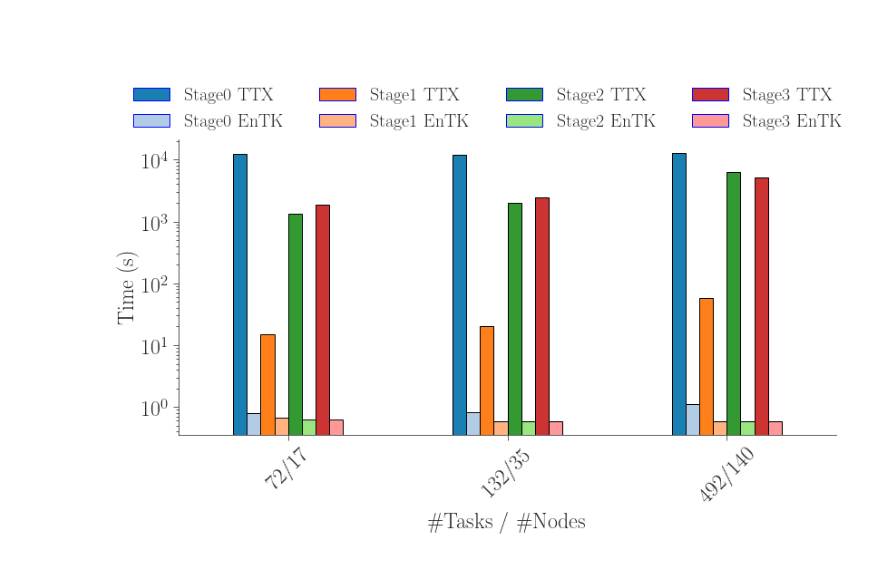
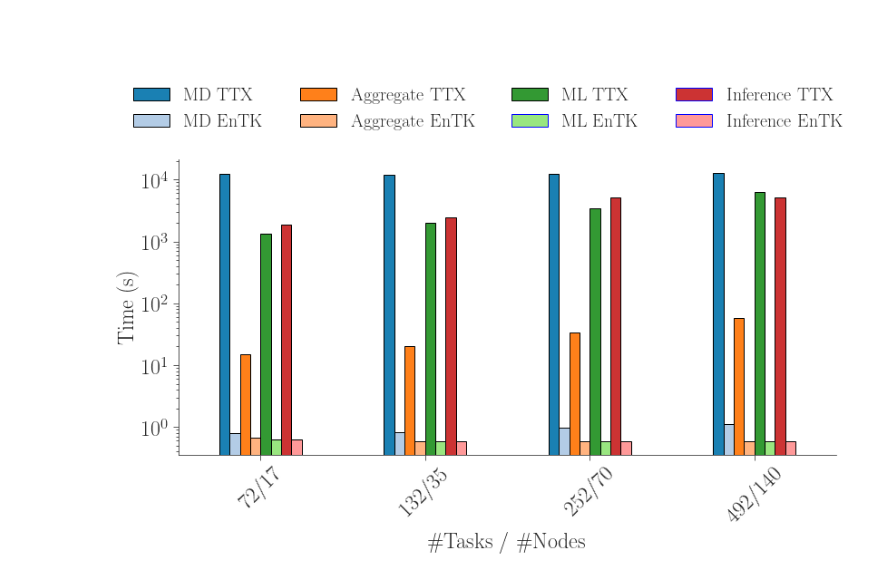
Before and after one commit to radical-experiments/deepdriveMD, a Jupyter notebook: analysis/overheads.ipynb, the cells around one changed output. Saved outputs shown, nothing was run; the diff lists cells and outputs as text; code cells hidden in the pictures.

Commit message:
Plots cleanup

```diff
--- a/analysis/overheads.ipynb
+++ b/analysis/overheads.ipynb
@@ -444,13 +60,15 @@ columns = sorted(list(set(columns)))
 
 data = {}
 for s in exp5_sobjs:
-    data[s._sid] = []
-    for stage in columns:
-        data[s._sid].append(s.filter(etype='stage', uid=stage,inplace=False).duration(event=[{ru.EVENT: 'state', ru.STATE: re.states.SCHEDULED},
-                                                                                             {ru.EVENT: 'state', ru.STATE: re.states.DONE}]))
-        data[s._sid].append(s.filter(etype='stage', uid=stage, inplace=False).duration(event=[{ru.EVENT: 'state', ru.STATE: re.states.SCHEDULING},
-                                                                                              {ru.EVENT: 'state', ru.STATE: re.states.SCHEDULED}]))
+    if s._sid != 're.session.login2.hrlee.018149.0000':
+        data[s._sid] = []
+        for stage in columns:
+            data[s._sid].append(s.filter(etype='stage', uid=stage, inplace=False).duration(event=[{ru.EVENT: 'state', ru.STATE: re.states.SCHEDULED},
+                                                                                                  {ru.EVENT: 'state', ru.STATE: re.states.DONE}]))
+            data[s._sid].append(s.filter(etype='stage', uid=stage, inplace=False).duration(event=[{ru.EVENT: 'state', ru.STATE: re.states.SCHEDULING},
+                                                                                                  {ru.EVENT: 'state', ru.STATE: re.states.SCHEDULED}]))
 
 columns = pd.MultiIndex.from_product([columns, ['TTX', 'EnTK Overhead']])
 exp5_stages = pd.DataFrame(data.values(), index=data.keys(), columns=columns)
 exp5_stages['nunitnode'] = exp5_sessions.nunitnode
+exp5_stages
@@ -457,38 +141,36 @@ exp5_stages['nunitnode'] = exp5_sessions.nunitnode
 # %%
 from matplotlib.patches import Patch
 fig, ax = fig_setup(figsize=(13,6))
 
 exp5_stages.plot.bar(
-# pd.DataFrame(list(exp5_stage_durations.items()), columns=['stageid', 'TTX']).plot.bar(
     x = 'nunitnode',
-#     y = ['TTX Unit Exp1 mean', 'TTX Unit Exp2 mean', 'TTX Unit Exp3 mean'],
     logy=True,
     ax = ax, color = [tableau20[0],tableau20[1],
                       tableau20[2],tableau20[3],
                       tableau20[4],tableau20[5],
                       tableau20[6],tableau20[7]], rot = 45, legend=False)
 
 ax.set_xlabel('\#Tasks / \#Nodes')
 ax.set_ylabel('Time (s)')
 # ax.set_ylim(0)
 # ax.set_xlim(-1.5)
 
-legend_elements = [ Patch(facecolor=tableau20[0], edgecolor='b', label='Stage0 TTX'),
-                    Patch(facecolor=tableau20[1], edgecolor='b', label='Stage0 EnTK'),
-                    Patch(facecolor=tableau20[2], edgecolor='b', label='Stage1 TTX'),
-                    Patch(facecolor=tableau20[3], edgecolor='b', label='Stage1 EnTK'),
-                    Patch(facecolor=tableau20[4], edgecolor='b', label='Stage2 TTX'),
-                    Patch(facecolor=tableau20[5], edgecolor='b', label='Stage2 EnTK'),
-                    Patch(facecolor=tableau20[6], edgecolor='b', label='Stage3 TTX'),
-                    Patch(facecolor=tableau20[7], edgecolor='b', label='Stage3 EnTK')]
+legend_elements = [ Patch(facecolor=tableau20[0], edgecolor='black', label='MD  TTX'),
+                    Patch(facecolor=tableau20[1], edgecolor='black', label='MD EnTK'),
+                    Patch(facecolor=tableau20[2], edgecolor='black', label='Aggregate TTX'),
+                    Patch(facecolor=tableau20[3], edgecolor='black', label='Aggregate EnTK'),
+                    Patch(facecolor=tableau20[4], edgecolor='black', label='ML TTX'),
+                    Patch(facecolor=tableau20[5], edgecolor='b', label='ML EnTK'),
+                    Patch(facecolor=tableau20[6], edgecolor='b', label='Inference TTX'),
+                    Patch(facecolor=tableau20[7], edgecolor='b', label='Inference EnTK')]
 
 fig.legend(handles=legend_elements,
            loc='upper left',
-           bbox_to_anchor=(0.025, 1.2),
+           bbox_to_anchor=(0.025, 1.25),
            fontsize=20,
            ncol=4)
 
 plt.savefig('figures/stage_ttx_entk_overhead.pdf', dpi=300, bbox_inches='tight')
 plt.savefig('figures/stage_ttx_entk_overhead.png', dpi=300, bbox_inches='tight')
 # %% [output]
-[figure, old version]
+[figure, new version]
```
Also changed, not shown: parts of 33 cells of this notebook, 2 other files.
